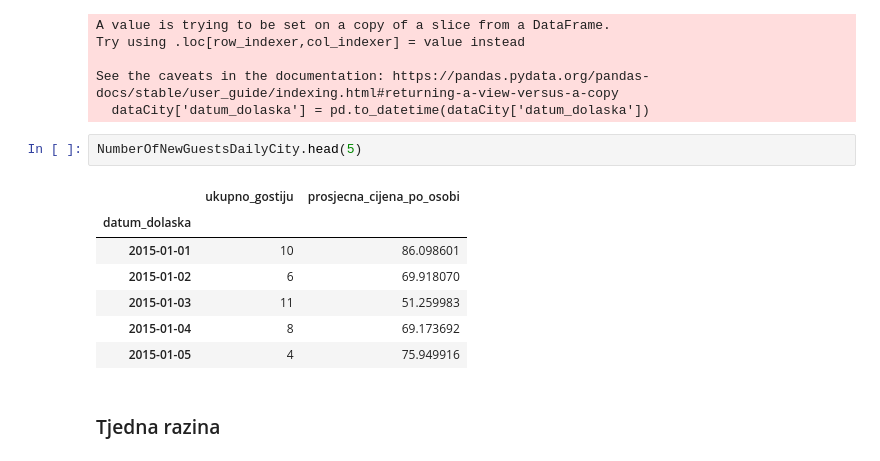
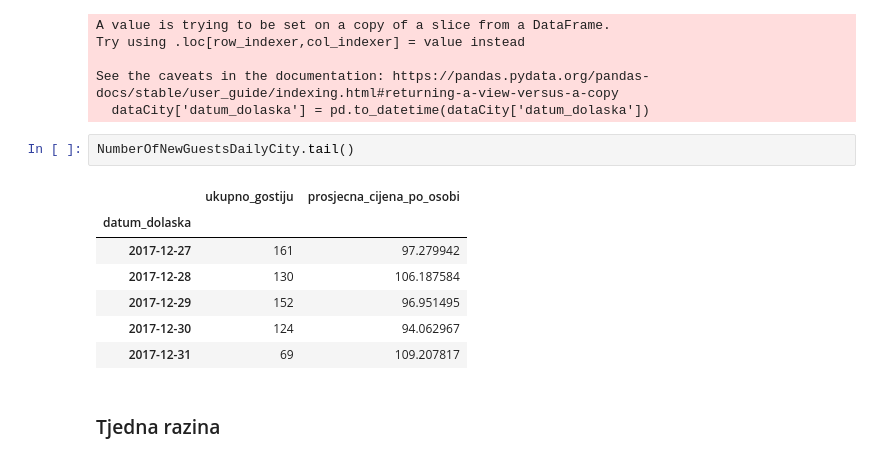
Before and after one commit to MarkoHaralovic/Prediction-of-Hotel-Occupancy, a Jupyter notebook: prediction-of-hotel-occupancy/notebooks/data_preprocessing.ipynb, the cells around one changed output. Saved outputs shown, nothing was run; the diff lists cells and outputs as text.

```diff
--- a/prediction-of-hotel-occupancy/notebooks/data_preprocessing.ipynb
+++ b/prediction-of-hotel-occupancy/notebooks/data_preprocessing.ipynb
@@ -185,16 +190,16 @@ Try using .loc[row_indexer,col_indexer] = value instead
 
 See the caveats in the documentation: https://pandas.pydata.org/pandas-docs/stable/user_guide/indexing.html#returning-a-view-versus-a-copy
   dataCity['datum_dolaska'] = pd.to_datetime(dataCity['datum_dolaska'])
-# %%
-NumberOfNewGuestsDailyCity.head(5)
-# %% [output]
-|  | ukupno_gostiju | prosjecna_cijena_po_osobi |
-| datum_dolaska |  |  |
-| 2015-01-01 | 10 | 86.098601 |
-| 2015-01-02 | 6 | 69.918070 |
-| 2015-01-03 | 11 | 51.259983 |
-| 2015-01-04 | 8 | 69.173692 |
-| 2015-01-05 | 4 | 75.949916 |
+# %%
+NumberOfNewGuestsDailyCity.tail()
+# %% [output]
+|  | ukupno_gostiju | prosjecna_cijena_po_osobi |
+| datum_dolaska |  |  |
+| 2017-12-27 | 161 | 97.279942 |
+| 2017-12-28 | 130 | 106.187584 |
+| 2017-12-29 | 152 | 96.951495 |
+| 2017-12-30 | 124 | 94.062967 |
+| 2017-12-31 | 69 | 109.207817 |
 # %% [markdown]
 ### Tjedna razina
 # %% [markdown]
```
Also changed, not shown: parts of 9 cells of this notebook.
